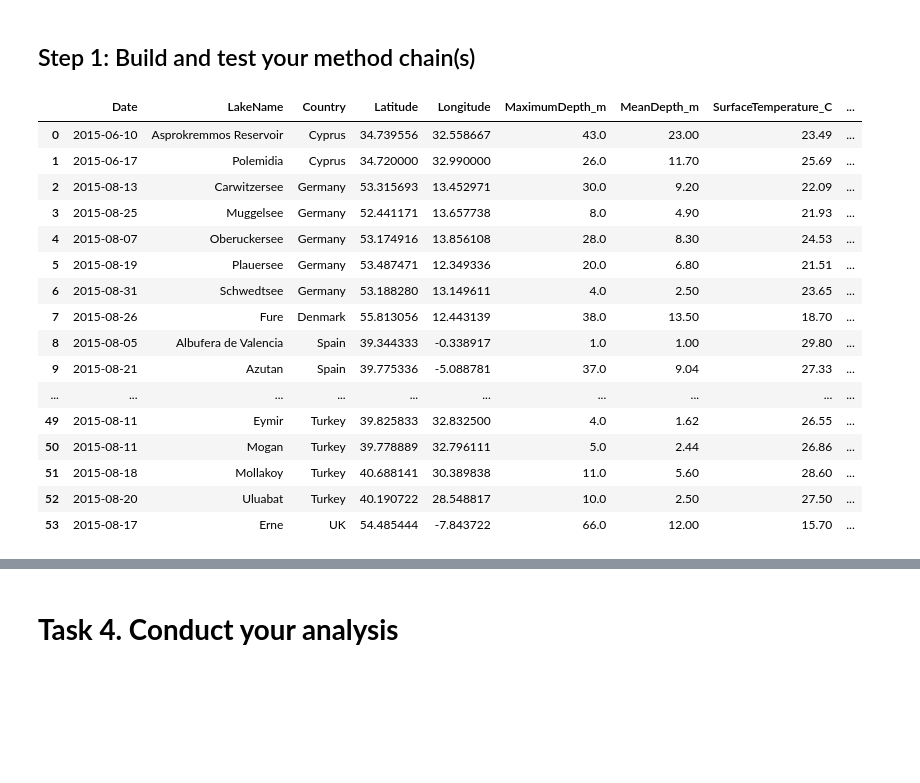
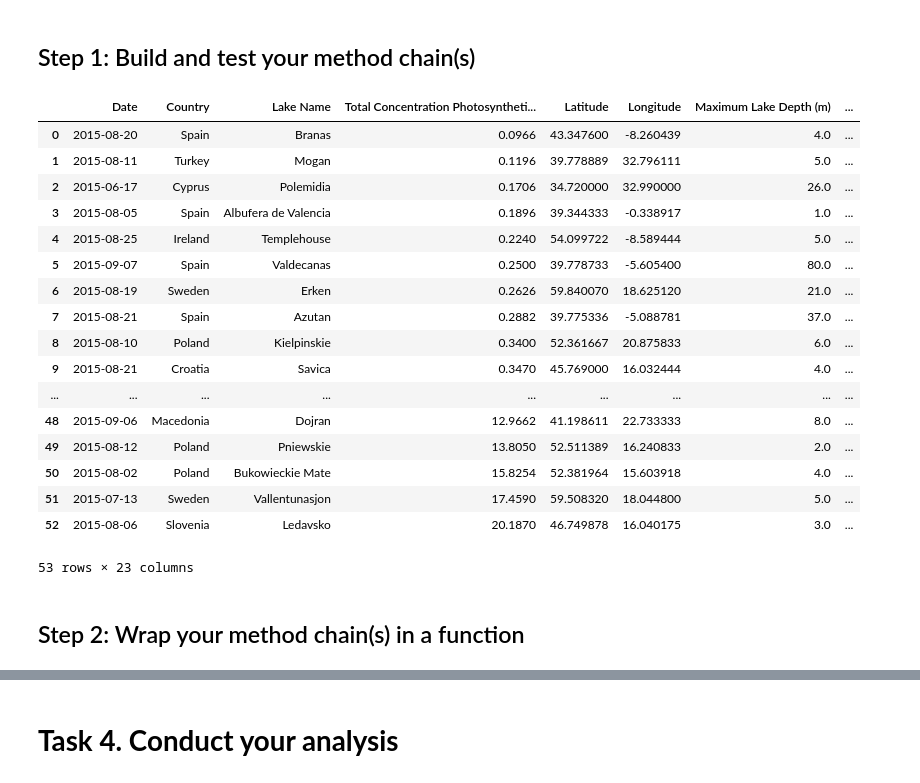
Before and after one commit to ubco-W2021T1-data301/project-group50-project, a Jupyter notebook: notebooks/analysis1.ipynb, the cells around one changed output, grey strips where cells are left out. Saved outputs shown, nothing was run; the diff lists cells and outputs as text; code cells hidden in the pictures; blank space fills up the shorter version.

```diff
--- a/notebooks/analysis1.ipynb
+++ b/notebooks/analysis1.ipynb
@@ -512,6 +512,7 @@ import pandas as pd
 import matplotlib
 import matplotlib.pylab as plt
 %matplotlib inline
+
 
 # Load data file
 df_method_chaining = pd.read_csv("../data/raw/EMLSdata_10Aug.csv")
@@ -522,53 +523,71 @@ df_method_chaining = (
 
     df_method_chaining.drop(["Lake_ID","LabName","Altitude_m", "SamplingDepth_m", "ThermoclineDepth_m", "SecchiDepth_m"], axis = 1)
     .dropna(axis=0)
-    .drop(columns=df_method_chaining.columns[df_method_chaining.eq(0).mean()>0.5])
+
     .reset_index()
     .drop("index",axis =1)
-
-     .rename(columns = {
+    .drop(columns=df_method_chaining.columns[df_method_chaining.eq(0).mean()>0.55])
+    .rename(columns = {
                "MaximumDepth_m": "Maximum Lake Depth (m)",
                "MeanDepth_m": "Mean Depth Lake (m)",
                "EpilimneticTemperature_C":"Epilimnetic Temperature (C)",
                "TP_mgL":"Phosphate Concentration (mg/L)",
                "SurfaceTemperature_C": "Lake Surface Temperature (C)",
                "TN_mgL": "Nitrogen Concentration (mg/L)",
                 "NO3NO2_mgL": "Concentration of Nitrates and Nitrites (mg/L)",
                 "NH3_mgL": "Concentration of Ammonia (mg/L)",
                 "PO4_ugL": "Concentration of Ortho-phosphate (ug/L)",
                 "Chlorophylla_ugL": "Concentration of Chlorophyll-a (ug/L)",
                 "Chlorophyllb_ugL" : "Concentration of Chlorophyll-b (ug/L)",
                 "Zeaxanthin_ugL" : "Concentration of Zeaxanthin (ug/L)",
                 "Alloxanthin_ugL" : "Concentration of Alloxanthin (ug/L)",
                 "Chlorophyllc2_ugL" : "Concentration of Chlorophyll-c2 (ug/L)",
                 "MC_YR_ugL" : "Concentration of Microcystin YR (ug/L)",
                 "MC_dmLR_ugL" : "Concentration of Microcystin dmLR (ug/L)",
                 "MC_LR_ugL" : "Concentration of Microcystin LR (ug/L)",
                 "LakeName" : "Lake Name",
 
               })
 
+    .assign(Total_Concentration_Photosynthetic_Pigments_ugL = lambda x: 0.2*df_method_chaining["Chlorophylla_ugL"] + 0.2* df_method_chaining["Chlorophyllb_ugL"] + 0.2* df_method_chaining["Zeaxanthin_ugL"] + 0.2* df_method_chaining["Alloxanthin_ugL"] + 0.2*df_method_chaining["Chlorophyllc2_ugL"])
+    .rename(columns = {
+               "Total_Concentration_Photosynthetic_Pigments_ugL": "Total Concentration Photosynthetic Pigments (ug/L)"
+
+             })
+
+    .sort_values("Total Concentration Photosynthetic Pigments (ug/L)")
+    .reset_index()
+    .dropna(axis=0)
+    .drop('index',axis =1)
+    .reindex(columns = ["Date", "Country", "Lake Name","Total Concentration Photosynthetic Pigments (ug/L)", "Latitude", "Longitude", "Maximum Lake Depth (m)", "Mean Depth Lake (m)", "Lake Surface Temperature (C)", "Epilimnetic Temperature (C)", "Phosphate Concentration (mg/L)", "Nitrogen Concentration (mg/L)", "Concentration of Nitrates and Nitrites (mg/L)", "Concentration of Ammonia (mg/L)", "Concentration of Ortho-phosphate (ug/L)", "Concentration of Chlorophyll-a (ug/L)", "Concentration of Chlorophyll-b (ug/L)", "Concentration of Zeaxanthin (ug/L)", "Concentration of Alloxanthin (ug/L)", "Concentration of Chlorophyll-c2 (ug/L)", "Concentration of Microcystin YR (ug/L)", "Concentration of Microcystin dmLR (ug/L)", "Concentration of Microcystin LR (ug/L)"])
+
+
+
+
 
 )
 
 
 
 df_method_chaining
 # %% [output]
-|  | Date | LakeName | Country | Latitude | Longitude | MaximumDepth_m | MeanDepth_m | SurfaceTemperature_C | ... |
-| 0 | 2015-06-10 | Asprokremmos Reservoir | Cyprus | 34.739556 | 32.558667 | 43.0 | 23.00 | 23.49 | ... |
-| 1 | 2015-06-17 | Polemidia | Cyprus | 34.720000 | 32.990000 | 26.0 | 11.70 | 25.69 | ... |
-| 2 | 2015-08-13 | Carwitzersee | Germany | 53.315693 | 13.452971 | 30.0 | 9.20 | 22.09 | ... |
-| 3 | 2015-08-25 | Muggelsee | Germany | 52.441171 | 13.657738 | 8.0 | 4.90 | 21.93 | ... |
-| 4 | 2015-08-07 | Oberuckersee | Germany | 53.174916 | 13.856108 | 28.0 | 8.30 | 24.53 | ... |
-| 5 | 2015-08-19 | Plauersee | Germany | 53.487471 | 12.349336 | 20.0 | 6.80 | 21.51 | ... |
-| 6 | 2015-08-31 | Schwedtsee | Germany | 53.188280 | 13.149611 | 4.0 | 2.50 | 23.65 | ... |
-| 7 | 2015-08-26 | Fure | Denmark | 55.813056 | 12.443139 | 38.0 | 13.50 | 18.70 | ... |
-| 8 | 2015-08-05 | Albufera de Valencia | Spain | 39.344333 | -0.338917 | 1.0 | 1.00 | 29.80 | ... |
-| 9 | 2015-08-21 | Azutan | Spain | 39.775336 | -5.088781 | 37.0 | 9.04 | 27.33 | ... |
-| ... | ... | ... | ... | ... | ... | ... | ... | ... | ... |
-| 49 | 2015-08-11 | Eymir | Turkey | 39.825833 | 32.832500 | 4.0 | 1.62 | 26.55 | ... |
-| 50 | 2015-08-11 | Mogan | Turkey | 39.778889 | 32.796111 | 5.0 | 2.44 | 26.86 | ... |
-| 51 | 2015-08-18 | Mollakoy | Turkey | 40.688141 | 30.389838 | 11.0 | 5.60 | 28.60 | ... |
-| 52 | 2015-08-20 | Uluabat | Turkey | 40.190722 | 28.548817 | 10.0 | 2.50 | 27.50 | ... |
-| 53 | 2015-08-17 | Erne | UK | 54.485444 | -7.843722 | 66.0 | 12.00 | 15.70 | ... |
+|  | Date | Country | Lake Name | Total Concentration Photosyntheti... | Latitude | Longitude | Maximum Lake Depth (m) | ... |
+| 0 | 2015-08-20 | Spain | Branas | 0.0966 | 43.347600 | -8.260439 | 4.0 | ... |
+| 1 | 2015-08-11 | Turkey | Mogan | 0.1196 | 39.778889 | 32.796111 | 5.0 | ... |
+| 2 | 2015-06-17 | Cyprus | Polemidia | 0.1706 | 34.720000 | 32.990000 | 26.0 | ... |
+| 3 | 2015-08-05 | Spain | Albufera de Valencia | 0.1896 | 39.344333 | -0.338917 | 1.0 | ... |
+| 4 | 2015-08-25 | Ireland | Templehouse | 0.2240 | 54.099722 | -8.589444 | 5.0 | ... |
+| 5 | 2015-09-07 | Spain | Valdecanas | 0.2500 | 39.778733 | -5.605400 | 80.0 | ... |
+| 6 | 2015-08-19 | Sweden | Erken | 0.2626 | 59.840070 | 18.625120 | 21.0 | ... |
+| 7 | 2015-08-21 | Spain | Azutan | 0.2882 | 39.775336 | -5.088781 | 37.0 | ... |
+| 8 | 2015-08-10 | Poland | Kielpinskie | 0.3400 | 52.361667 | 20.875833 | 6.0 | ... |
+| 9 | 2015-08-21 | Croatia | Savica | 0.3470 | 45.769000 | 16.032444 | 4.0 | ... |
+| ... | ... | ... | ... | ... | ... | ... | ... | ... |
+| 48 | 2015-09-06 | Macedonia | Dojran | 12.9662 | 41.198611 | 22.733333 | 8.0 | ... |
+| 49 | 2015-08-12 | Poland | Pniewskie | 13.8050 | 52.511389 | 16.240833 | 2.0 | ... |
+| 50 | 2015-08-02 | Poland | Bukowieckie Mate | 15.8254 | 52.381964 | 15.603918 | 4.0 | ... |
+| 51 | 2015-07-13 | Sweden | Vallentunasjon | 17.4590 | 59.508320 | 18.044800 | 5.0 | ... |
+| 52 | 2015-08-06 | Slovenia | Ledavsko | 20.1870 | 46.749878 | 16.040175 | 3.0 | ... |
+53 rows × 23 columns
+# %% [markdown]
+## Step 2: Wrap your method chain(s) in a function
```
Also changed, not shown: parts of 2 cells of this notebook, 1 other file.
